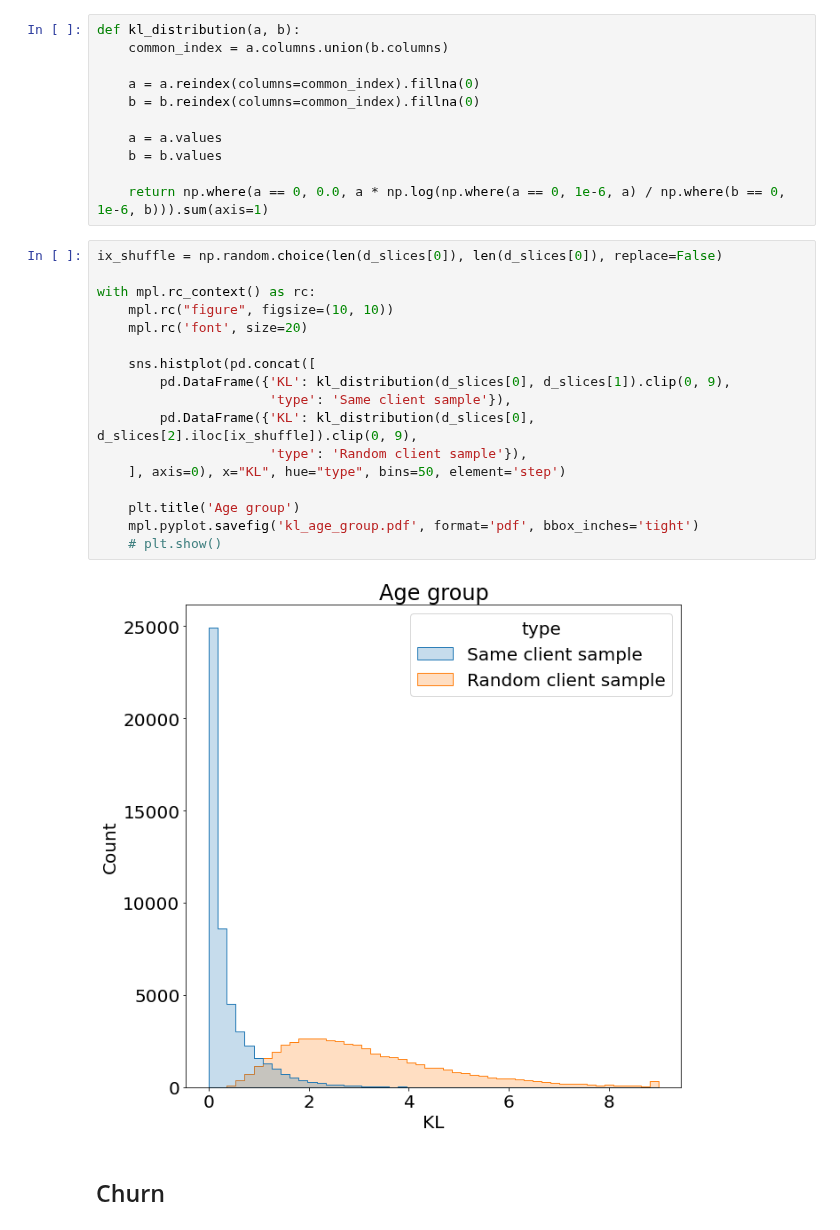
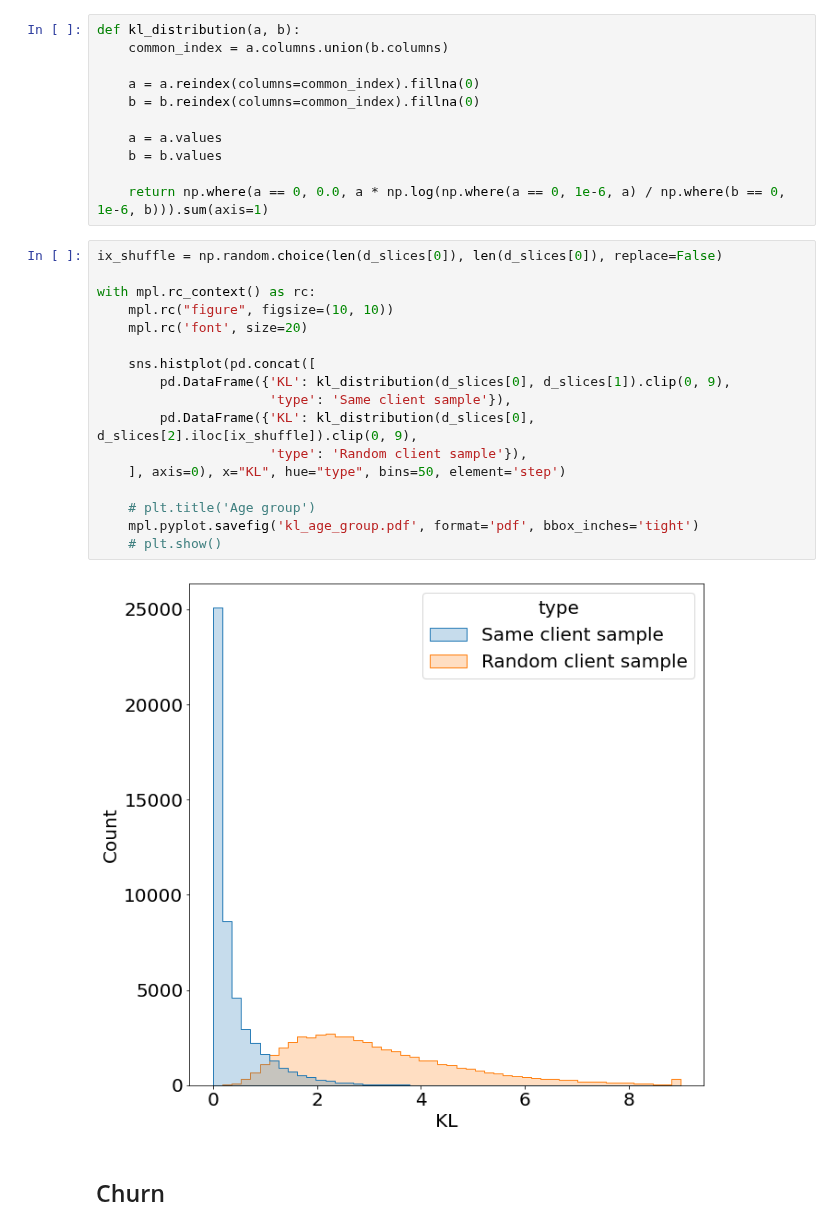
Before and after one commit to dllllb/pytorch-lifestream, a Jupyter notebook: experiments/notebooks/KL_cyclostationary.ipynb, the cells around one changed output. Saved outputs shown, nothing was run; the diff lists cells and outputs as text.

```diff
--- a/experiments/notebooks/KL_cyclostationary.ipynb
+++ b/experiments/notebooks/KL_cyclostationary.ipynb
@@ -53,22 +53,22 @@ def kl_distribution(a, b):
 # %%
 ix_shuffle = np.random.choice(len(d_slices[0]), len(d_slices[0]), replace=False)
 
 with mpl.rc_context() as rc:
     mpl.rc("figure", figsize=(10, 10))
     mpl.rc('font', size=20)
 
     sns.histplot(pd.concat([
         pd.DataFrame({'KL': kl_distribution(d_slices[0], d_slices[1]).clip(0, 9),
                       'type': 'Same client sample'}),
         pd.DataFrame({'KL': kl_distribution(d_slices[0], d_slices[2].iloc[ix_shuffle]).clip(0, 9),
                       'type': 'Random client sample'}),
     ], axis=0), x="KL", hue="type", bins=50, element='step')
 
-    plt.title('Age group')
+    # plt.title('Age group')
     mpl.pyplot.savefig('kl_age_group.pdf', format='pdf', bbox_inches='tight')
     # plt.show()
 # %% [output]
-[figure, old version]
+[figure, new version]
 # %% [markdown]
 ## Churn
 # %%
```
Also changed, not shown: parts of 4 cells of this notebook.
